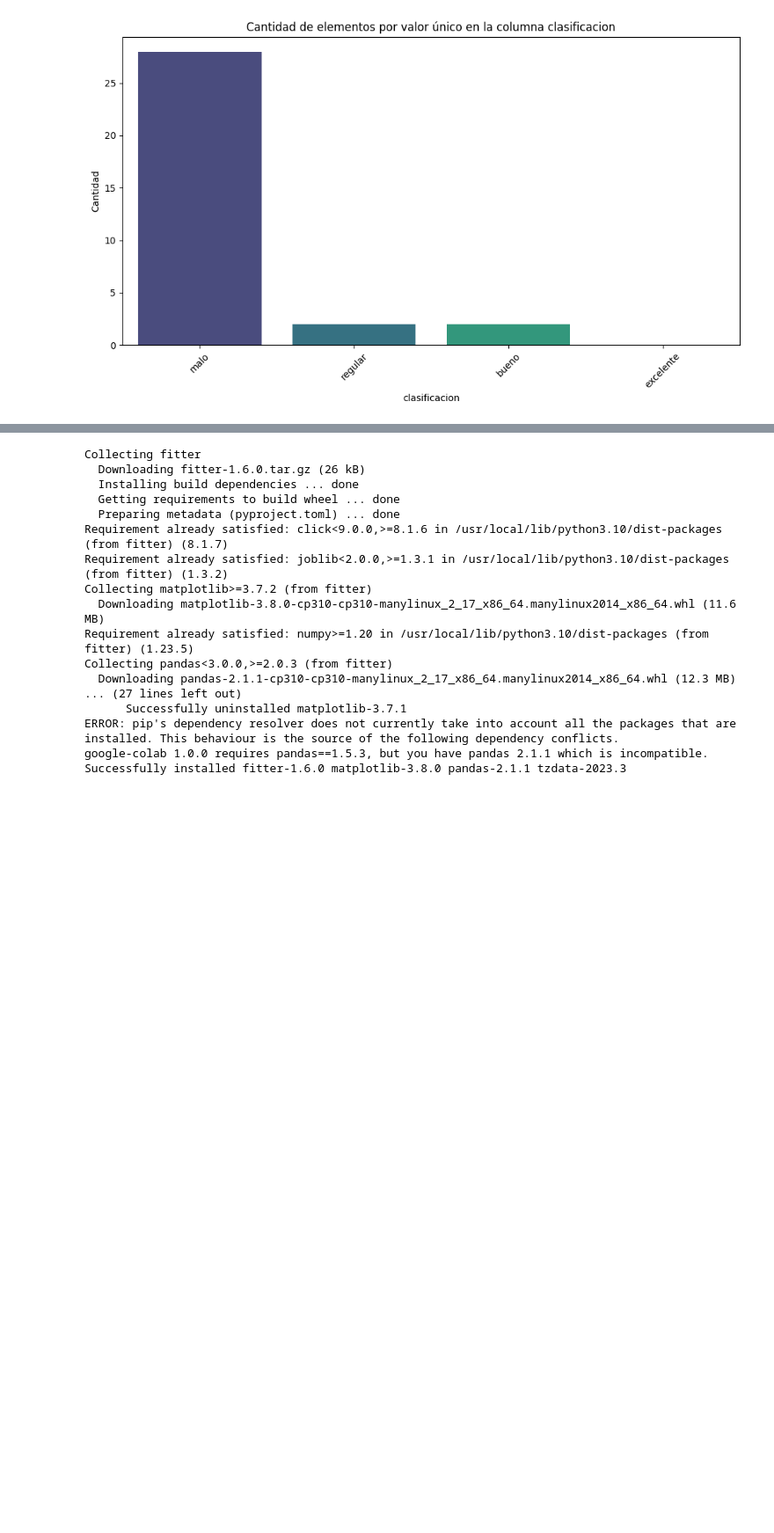
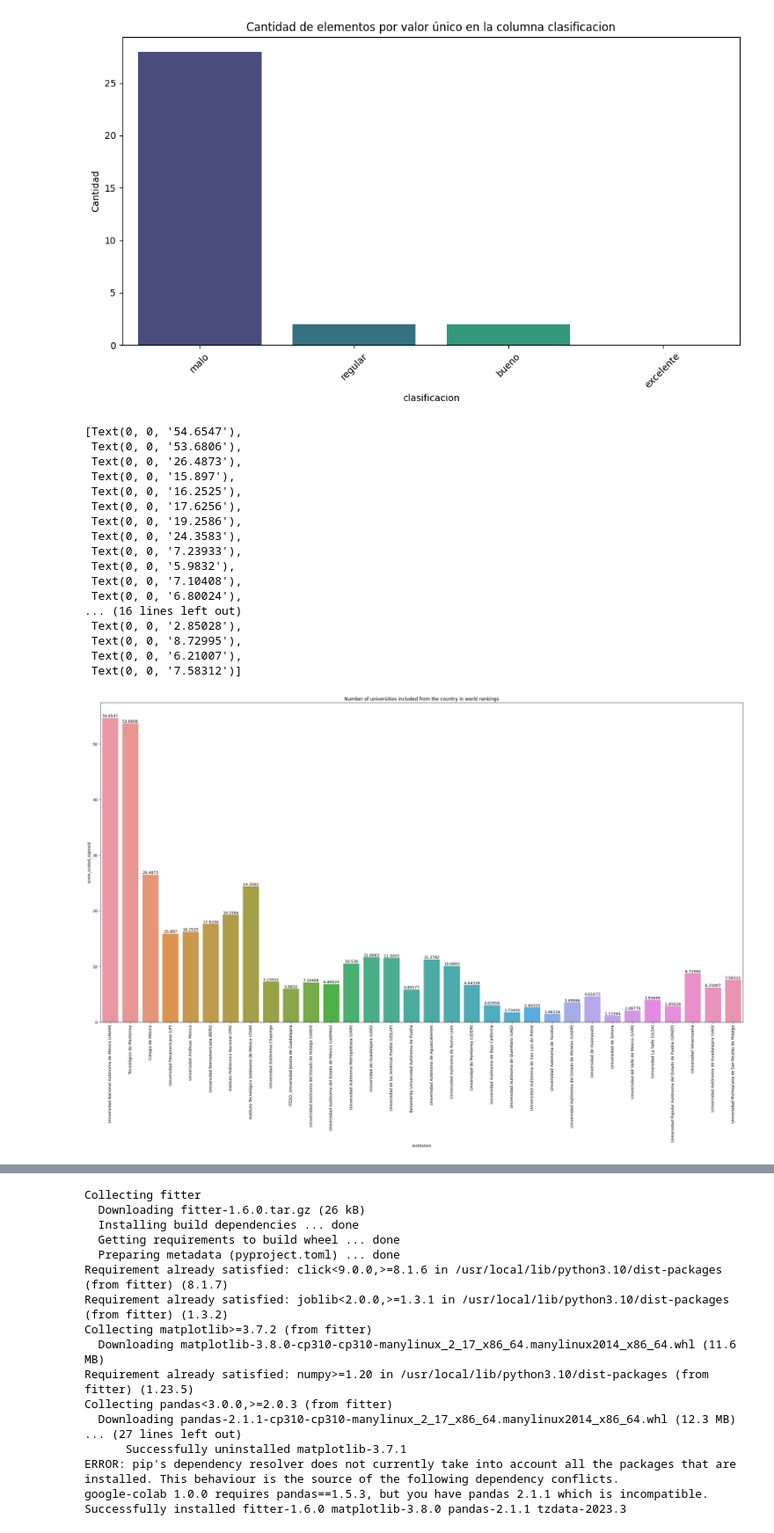
Before and after one commit to SekDak12/Proyecto-Ciencia, a Jupyter notebook: Proyecto.ipynb, the cells around one changed output, grey strips where cells are left out. Shown at 88% size. Cells and saved outputs as stored; diff of their text form; code cells hidden in the pictures; blank space fills up the shorter version.

```diff
--- a/Proyecto.ipynb
+++ b/Proyecto.ipynb
@@ -282,29 +282,29 @@ dfclean
 ##  Haciendo el score scaled mas fino mediante un model des
 ##                  Arboles de decision
 ##
-import pandas as pd
-from sklearn.tree import DecisionTreeRegressor
-from sklearn.model_selection import train_test_split
-from sklearn.ensemble import RandomForestRegressor
+#import pandas as pd
+#from sklearn.tree import DecisionTreeRegressor
+#from sklearn.model_selection import train_test_split
+#from sklearn.ensemble import RandomForestRegressor
 
 
 
 # Dividir los datos en entrenamiento y prueba
-X_train, X_test, y_train, y_test = train_test_split(X, y, test_size=0.2, random_state=42)
+#X_train, X_test, y_train, y_test = train_test_split(X, y, test_size=0.2, random_state=42)
 
 # Crear y entrenar el modelo de Random Forest
-rf_model = RandomForestRegressor(max_depth=12, random_state=0)
-rf_model.fit(X_train, y_train)
+#rf_model = RandomForestRegressor(max_depth=12, random_state=0)
+#rf_model.fit(X_train, y_train)
 
 # Predecir en el conjunto de prueba y guardar las predicciones
-y_pred_rf = rf_model.predict(X)
+#y_pred_rf = rf_model.predict(X)
 
 # Evaluar el modelo de Random Forest en el conjunto de prueba y obtener la puntuación
-score_rf = rf_model.score(X_test, y_test)
+#score_rf = rf_model.score(X_test, y_test)
 
 # Imprimir las puntuaciones
-print("Puntuación del modelo de Random Forest en el conjunto de prueba:", score_rf)
+#print("Puntuación del modelo de Random Forest en el conjunto de prueba:", score_rf)
 
 # Agregar las predicciones como nuevas columnas en el DataFrame
-dfclean['score scaled 2.0'] = y_pred_rf
+#dfclean['score scaled 2.0'] = y_pred_rf
 # %% [output]
@@ -453,3 +441,30 @@ plt.tight_layout()
 plt.show()
 # %% [output]
 [figure]
+# %%
+
+
+plt.figure(figsize=(30,15))
+plt.xticks(rotation=90)
+plt.title('Number of universities included from the country in world rankings')
+ax = sns.barplot(x='institution', y='score_scaled_sigmoid',data=mx)
+ax.bar_label(ax.containers[0])
+# %% [output]
+[Text(0, 0, '54.6547'),
+ Text(0, 0, '53.6806'),
+ Text(0, 0, '26.4873'),
+ Text(0, 0, '15.897'),
+ Text(0, 0, '16.2525'),
+ Text(0, 0, '17.6256'),
+ Text(0, 0, '19.2586'),
+ Text(0, 0, '24.3583'),
+ Text(0, 0, '7.23933'),
+ Text(0, 0, '5.9832'),
+ Text(0, 0, '7.10408'),
+ Text(0, 0, '6.80024'),
+... (16 lines left out)
+ Text(0, 0, '2.85028'),
+ Text(0, 0, '8.72995'),
+ Text(0, 0, '6.21007'),
+ Text(0, 0, '7.58312')]
+[figure, added]
```
Also changed, not shown: parts of 18 cells of this notebook.
